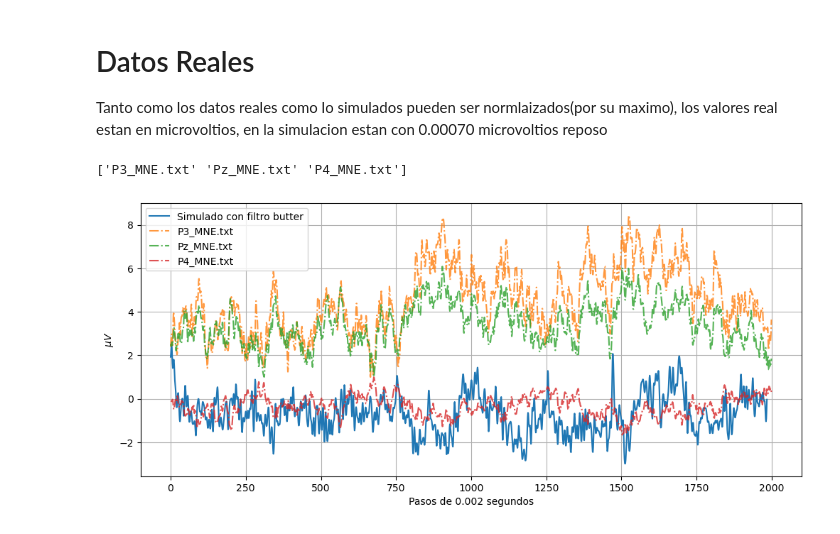
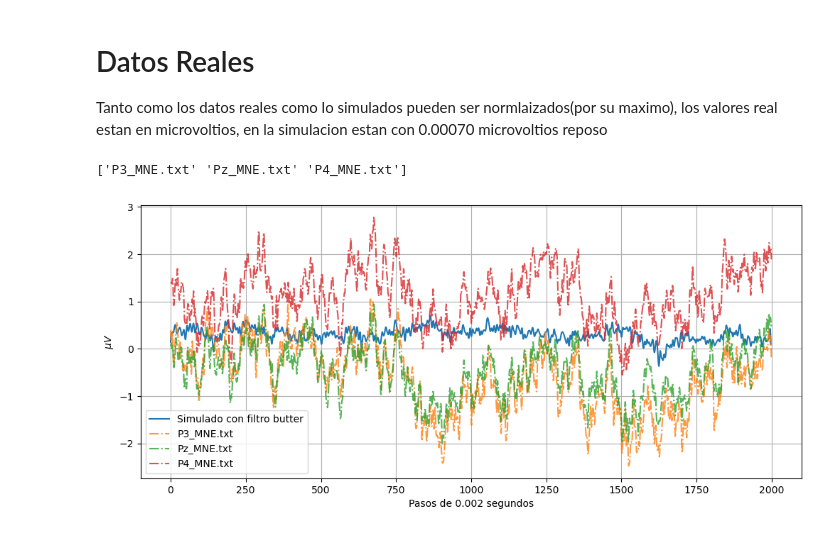
Before and after one commit to juanmillan03/Tesis-CA, a Jupyter notebook: Codigos/V6/main.ipynb, the cells around one changed output. Cells and saved outputs as stored; diff of their text form; code cells hidden in the pictures.

```diff
--- a/Codigos/V6/main.ipynb
+++ b/Codigos/V6/main.ipynb
@@ -43,9 +43,9 @@ def Simulado_EGG(params):
     data_list = [[float(num) for num in line.split()] for line in lines]
     data = np.array(data_list)[30:, 1]
 
-    data=(data) / np.max(data)  ### valor maximo
+    #data=(data) / np.max(data)  ### valor maximo
     # #data=(data - np.min(data)) / (np.max(data) - np.min(data)) ### min-max
-    # data=(data - np.mean(data)) / np.std(data)
+    data=(data - np.mean(data)) / np.std(data)
 
     n_samples_resampled = int(len(data)*(fs/sampling_rate))
     data_resampled = signal.resample(data, n_samples_resampled)
@@ -87,22 +87,27 @@ def Datos_reales(nombres):
     Beta = np.empty(len(nombres), dtype=object)
     Nombres=np.empty(len(nombres), dtype="U100")
 
-    # Inicialización de arrays para promedios de bandas
     mean_welch=np.zeros(129)
     mean_Delta = np.zeros(2)
     mean_Theta = np.zeros(2)
     mean_Alpha = np.zeros(2)
     mean_Beta = np.zeros(2)
+
+    all_signals=np.empty_like(Datos)
+    for i, nombre in enumerate(nombres):
+        all_signals[i]=np.loadtxt(nombre)
+    all_values = np.concatenate(all_signals)  # Combinar todos los datos
+    global_min = np.min(all_values)
+    global_max = np.max(all_values)
+    global_mean = np.mean(all_values)
+    global_std = np.std(all_values)
+
     for i, nombre in enumerate(nombres):
         Nombres[i]=nombre
-
-
         data = np.loadtxt(nombre)
-        data=(data) / np.max(data)  ### valor maximo
-        # #data=(data - np.min(data)) / (np.max(data) - np.min(data)) ### min-max
-        # data=(data - np.mean(data)) / np.std(data)
+        #data=(data-global_min)/(global_max-global_min)
+        data=(data-global_mean)/global_std
         Datos[i]=data
-
         Butter[i]=butter= signal.filtfilt(b, a,data)
 
         frequencies, psd = signal.welch(butter, fs, nperseg=nperseg, noverlap=noverlap)
@@ -110,7 +115,7 @@ def Datos_reales(nombres):
 
         welch_data = np.array([10 * np.log10(psd[i]) for i in range(len(frequencies))])
         welch_datos[i]=welch_data
-        main_welch+=welch_data/len(nombres)
+        mean_welch+=welch_data/len(nombres)
 
         delta = welch_data[np.logical_and(frequencies >= 1, frequencies <= 3)]
         theta = welch_data[np.logical_and(frequencies >= 4, frequencies <= 7)]
@@ -129,31 +134,32 @@ def Datos_reales(nombres):
 
     return {
         "Nombres":Nombres,
-        'datos': Datos,"buter":Butter, "frequencies": Frequencies,  "welch_data":welch_datos,"mean_welch":mean_welch,
+        'datos': Datos, "frequencies": Frequencies,  "welch_data":welch_datos,"mean_welch":mean_welch,
         'delta':Delta,'theta':Theta,'alpha':Alpha,'beta':Beta,
         'mean_Delta': mean_Delta,'mean_Theta':mean_Theta,"mean_Alpha":mean_Alpha,"mean_Beta":mean_Beta
     }
 # %%
-Params={'L': 29, 'P': 0.3495855264639949, 'Inh': 0.4374925488997701, 'Trest': -5.413378622682971, 'Trelative': 4.30925916893512, 'C_h': 26.897198730686277, 'Tipo_red': 2}
-initial_params = [Params["L"], Params["P"],Params["Inh"], Params["Trest"],Params["Trelative"], Params["C_h"] ,8030,Params["Tipo_red"]]
+Params={'L': 24, 'P': 0.976656261077567, 'Inh': 0.018217167498983177, 'Trest': -3.887767671371372, 'Trelative': 1.2054348906695989, 'C_h': 8.10720457892007, 'Tipo_red': 2}
+
+initial_params = [Params["L"], Params["P"],Params["Inh"], Params["Trest"],Params["Trelative"], Params["C_h"] ,8030, Params["Tipo_red"]]
 generated_data = Simulado_EGG(initial_params)
 reales_total = Datos_reales(["P3_MNE.txt","Pz_MNE.txt","P4_MNE.txt"])
 # %%
 fig, ax = plt.subplots(figsize=[12, 5])
 
 print(reales_total["Nombres"])
 #ax.plot(generated_data["data_resample"],label="Simulado")
-ax.plot(generated_data["butter"][15:],label="Simulado con filtro butter")
+ax.plot(generated_data["butter"][2:],label="Simulado con filtro butter")
 for i in range(3):
     ax.plot(reales_total["datos"][i],"-.", label=reales_total["Nombres"][i],alpha=0.8)
 
 
 plt.xlabel("Pasos de 0.002 segundos")
 plt.ylabel(r"$\mu V$")
 plt.legend()  # Esto añade una leyenda para identificar cada línea
 plt.grid()
 plt.show()  # Mostrar todos los gráficos en la misma figura
 # %% [output]
 ['P3_MNE.txt' 'Pz_MNE.txt' 'P4_MNE.txt']
-[figure, old version]
+[figure, new version]
 # %%
```
Also changed, not shown: parts of 5 cells of this notebook, 11 other files.
